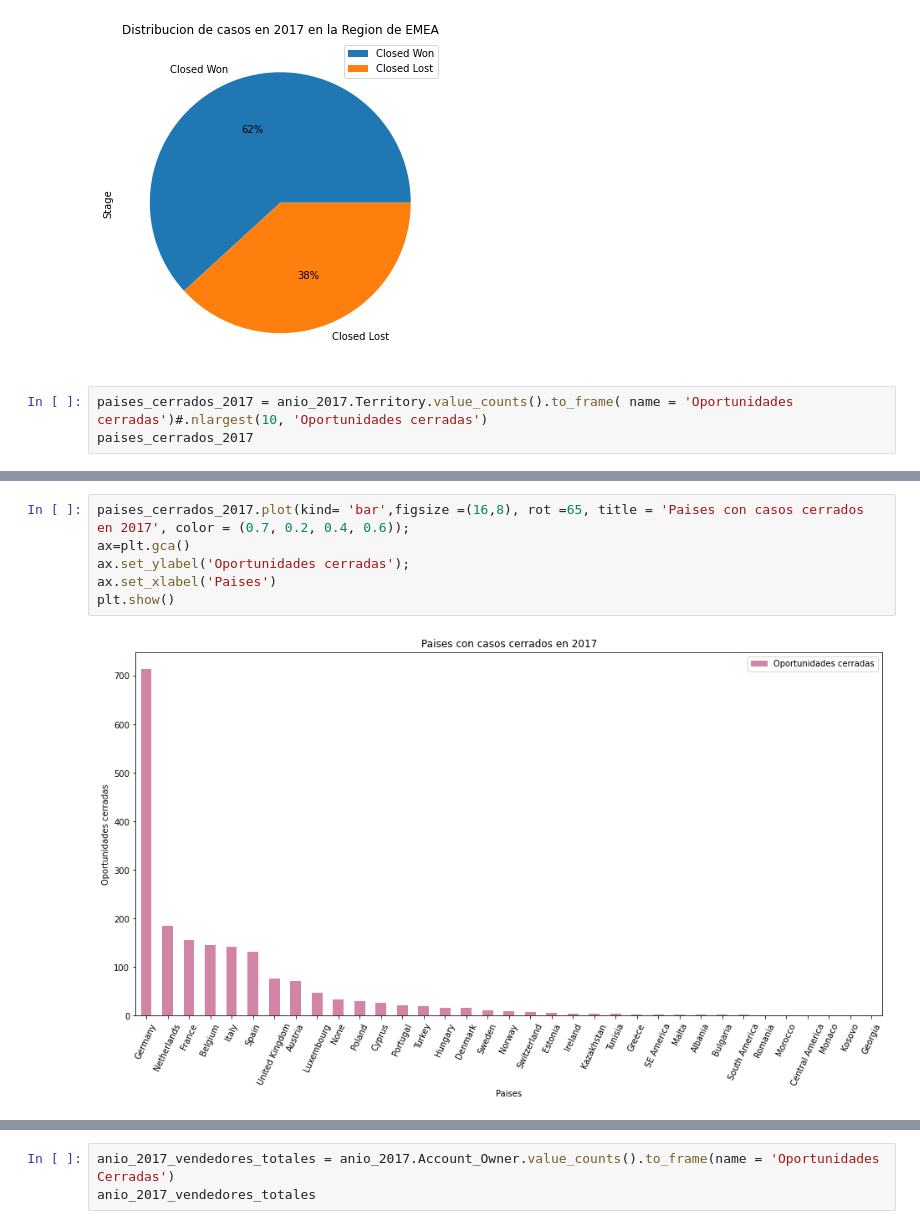
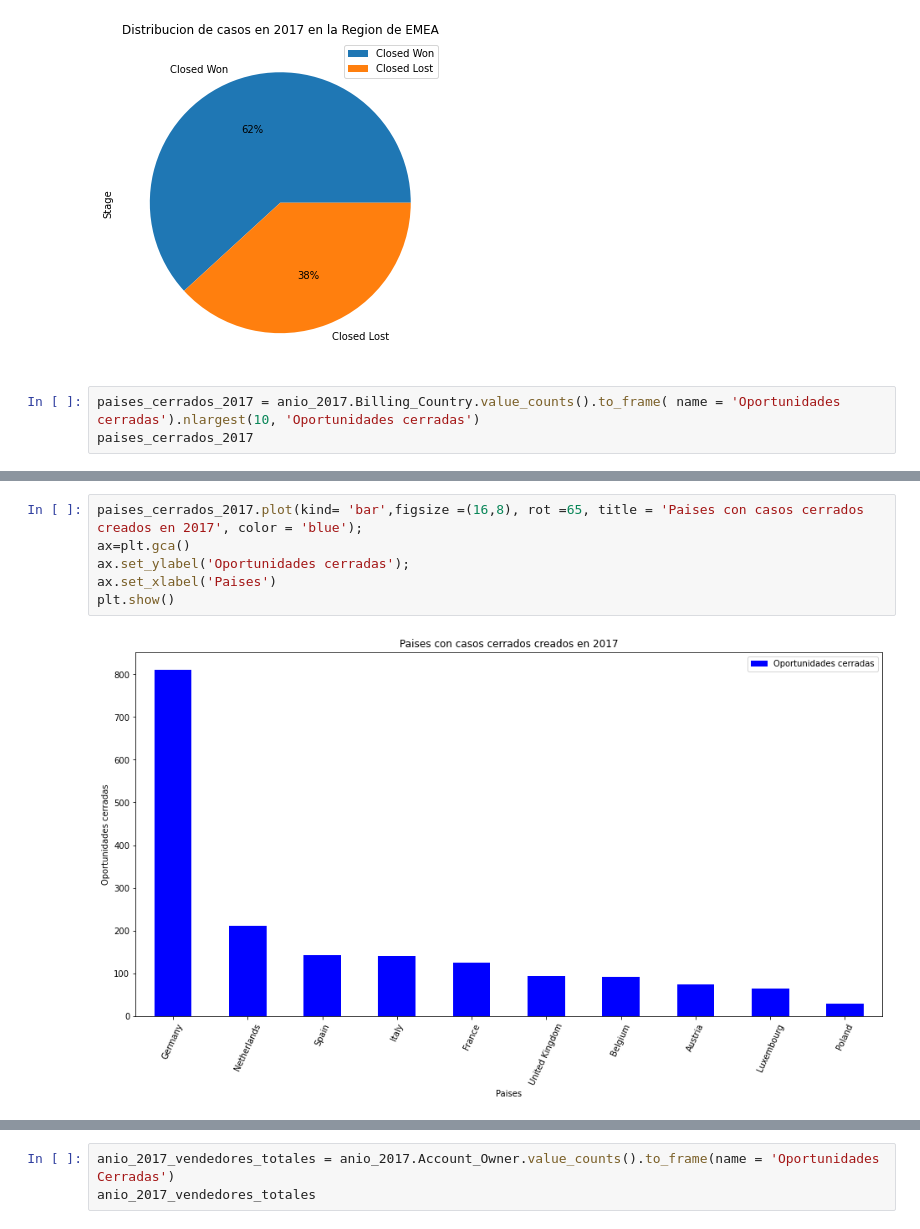
Before and after one commit to Ramaxx95/TP1-Orga-de-Datos, a Jupyter notebook: Visualizaciones/Region_EMEA.ipynb, the cells around one changed output, grey strips where cells are left out. Cells and saved outputs as stored; diff of their text form.

```diff
--- a/Visualizaciones/Region_EMEA.ipynb
+++ b/Visualizaciones/Region_EMEA.ipynb
@@ -182,7 +182,7 @@ plt.show()
 # %% [output]
 [figure]
 # %%
-paises_cerrados_2017 = anio_2017.Territory.value_counts().to_frame( name = 'Oportunidades cerradas')#.nlargest(10, 'Oportunidades cerradas')
+paises_cerrados_2017 = anio_2017.Billing_Country.value_counts().to_frame( name = 'Oportunidades cerradas').nlargest(10, 'Oportunidades cerradas')
 paises_cerrados_2017
 # %% [output]
 |  | Oportunidades cerradas |
@@ -205,10 +199,10 @@ paises_cerrados_2017
 # %%
-paises_cerrados_2017.plot(kind= 'bar',figsize =(16,8), rot =65, title = 'Paises con casos cerrados en 2017', color = (0.7, 0.2, 0.4, 0.6));
+paises_cerrados_2017.plot(kind= 'bar',figsize =(16,8), rot =65, title = 'Paises con casos cerrados creados en 2017', color = 'blue');
 ax=plt.gca()
 ax.set_ylabel('Oportunidades cerradas');
 ax.set_xlabel('Paises')
 plt.show()
 # %% [output]
-[figure, old version]
+[figure, new version]
 # %%
 anio_2017_ganados = anio_2017[anio_2017.Stage == 'Closed Won']
```
Also changed, not shown: parts of 5 cells of this notebook.
